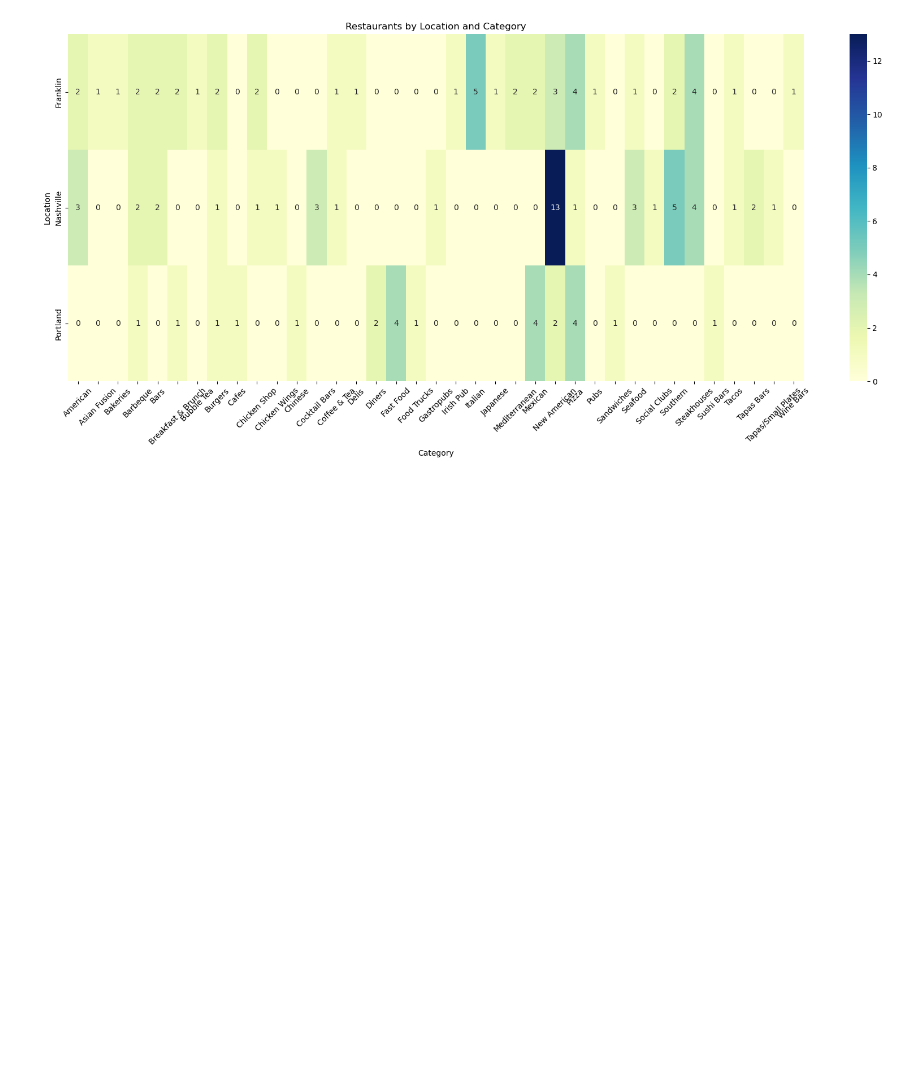
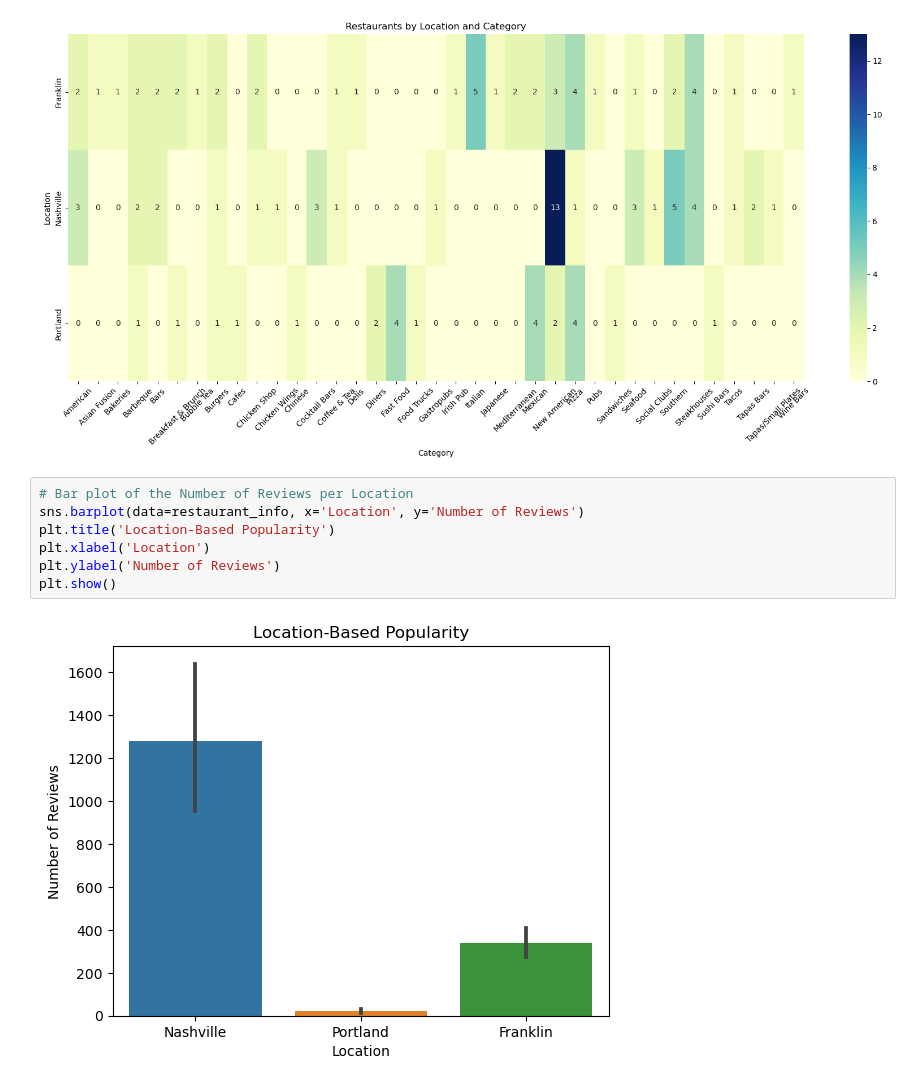
Before and after one commit to caelwillis/group-3-proj-3, a Jupyter notebook: yelp_api.ipynb, the cells around one changed output. Saved outputs shown, nothing was run; the diff lists cells and outputs as text; blank space fills up the shorter version.

```diff
--- a/yelp_api.ipynb
+++ b/yelp_api.ipynb
@@ -405,3 +405,12 @@ plt.tight_layout()
 plt.show()
 # %% [output]
 [figure]
+# %%
+# Bar plot of the Number of Reviews per Location
+sns.barplot(data=restaurant_info, x='Location', y='Number of Reviews')
+plt.title('Location-Based Popularity')
+plt.xlabel('Location')
+plt.ylabel('Number of Reviews')
+plt.show()
+# %% [output]
+[figure, added]
```
Also changed, not shown: parts of 14 cells of this notebook, 10 other files.
